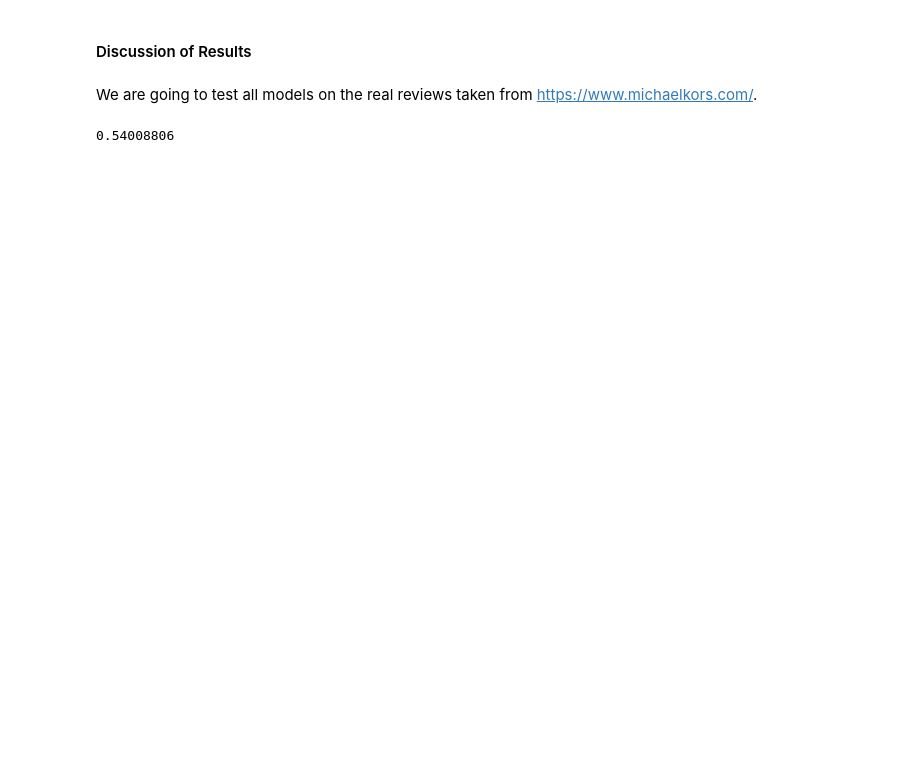
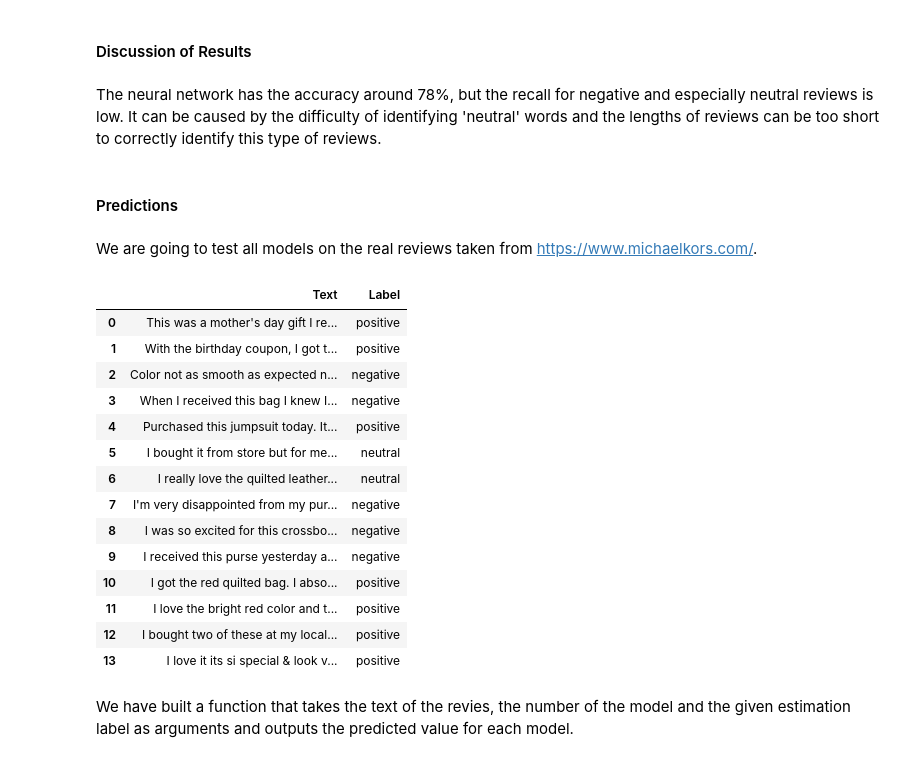
Before and after one commit to dushesms/Sentiment_Analysis_Women_Clothing, a Jupyter notebook: Sentiment_analysis.ipynb, the cells around one changed output. Cells and saved outputs as stored; diff of their text form; code cells hidden in the pictures; blank space fills up the shorter version.

```diff
--- a/Sentiment_analysis.ipynb
+++ b/Sentiment_analysis.ipynb
@@ -600,16 +624,29 @@ weighted avg       0.77      0.81      0.78      4529
 # %% [markdown]
 #### Discussion of Results
+# %% [markdown]
+The neural network has the accuracy around 78%, but the recall for negative and especially neutral reviews is low. It can be caused by the difficulty of identifying 'neutral' words and the lengths of reviews can be too short to correctly identify this type of reviews.
+# %% [markdown]
+#### Predictions
 # %% [markdown]
 We are going to test all models on the real reviews taken from https://www.michaelkors.com/.
-# %%
-sequences = tokenizer.texts_to_sequences(["When I received this bag I knew I didn’t like it. Stiff flap hard to close and only holds minimum things. Maybe your money an your phone. Chain on strap getting tangled hampering the closing of the flap. Returned it next day"])
-tweets2 = pad_sequences(sequences, maxlen=max_len)
-model.predict(tweets2)[0][0]
-
-# "This was a mother's day gift I received . Very lonely and nice soft pink color for spring and summer. Plenty of room." - 99% (On the website 5/5)
-#"With the birthday coupon, I got this bag in an unbeatable price. I love everything about this bag. The spacious interior, gold tone hardware, the back pocket, adjustable strap... everything!!! I only wish it would come with a dustbag. I got the color luggage, and it would go with everything!!" - 99,9% (5/5)
-#"Color not as smooth as expected not a rich blue !!!" - 99,29% (1/5)
-#"When I received this bag I knew I didn’t like it. Stiff flap hard to close and only holds minimum things. Maybe your money an your phone. Chain on strap getting tangled hampering the closing of the flap. Returned it next day" - 0.003981173% (1/5 on the website)
-#From https://www.michaelkors.com/daniela-large-saffiano-leather-crossbody-bag/_/R-US_32S0GDDC3L?color=2610
-# %% [output]
-0.54008806
+# %%
+t = pd.read_csv('/content/Michael Kors clothes reviews.csv').dropna()
+t
+# %% [output]
+|  | Text | Label |
+| 0 | This was a mother's day gift I re... | positive |
+| 1 | With the birthday coupon, I got t... | positive |
+| 2 | Color not as smooth as expected n... | negative |
+| 3 | When I received this bag I knew I... | negative |
+| 4 | Purchased this jumpsuit today. It... | positive |
+| 5 | I bought it from store but for me... | neutral |
+| 6 | I really love the quilted leather... | neutral |
+| 7 | I'm very disappointed from my pur... | negative |
+| 8 | I was so excited for this crossbo... | negative |
+| 9 | I received this purse yesterday a... | negative |
+| 10 | I got the red quilted bag. I abso... | positive |
+| 11 | I love the bright red color and t... | positive |
+| 12 | I bought two of these at my local... | positive |
+| 13 | I love it its si special & look v... | positive |
+# %% [markdown]
+We have built a function that takes the text of the revies, the number of the model and the given estimation label as arguments and outputs the predicted value for each model.
```
Also changed, not shown: parts of 23 cells of this notebook.
